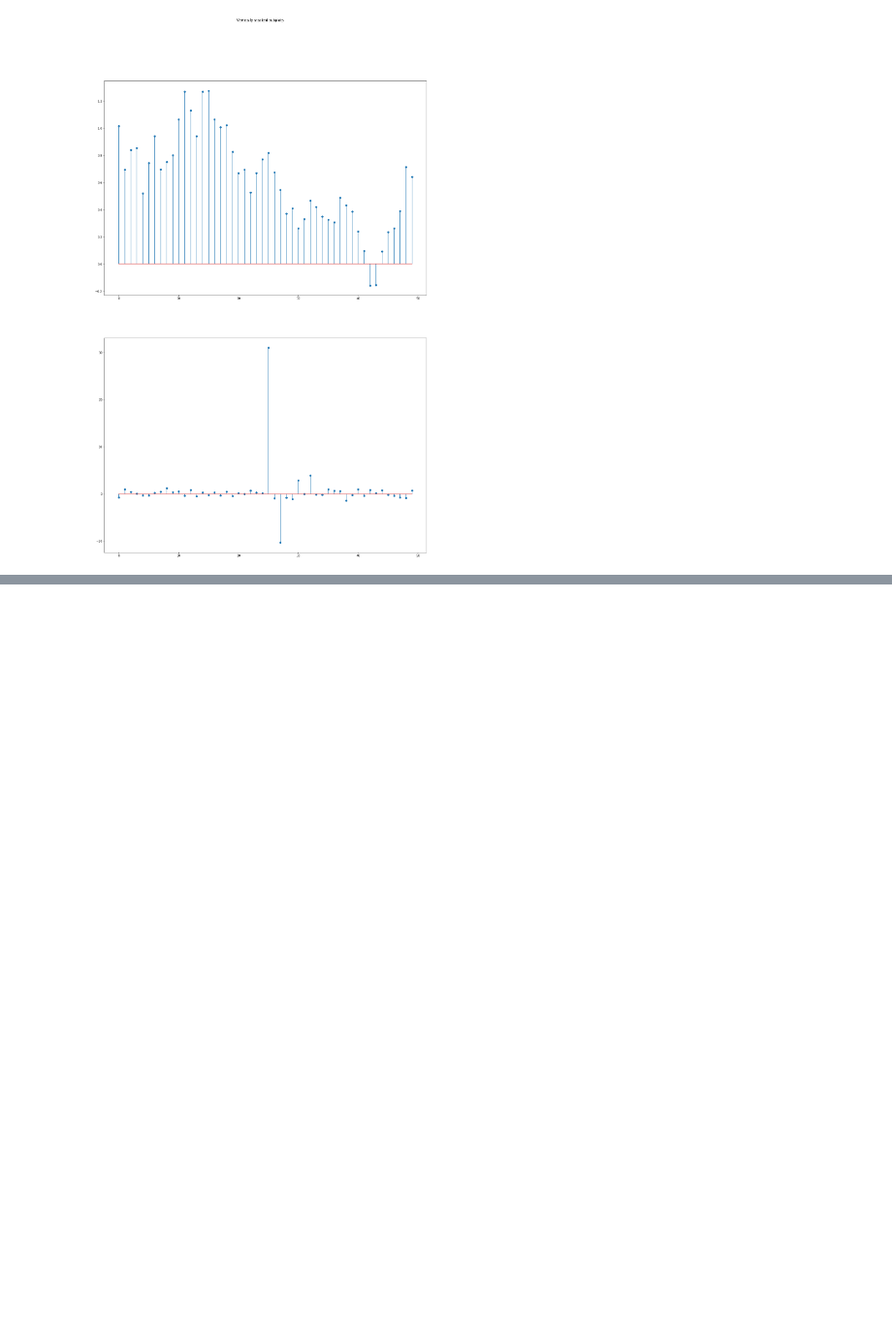
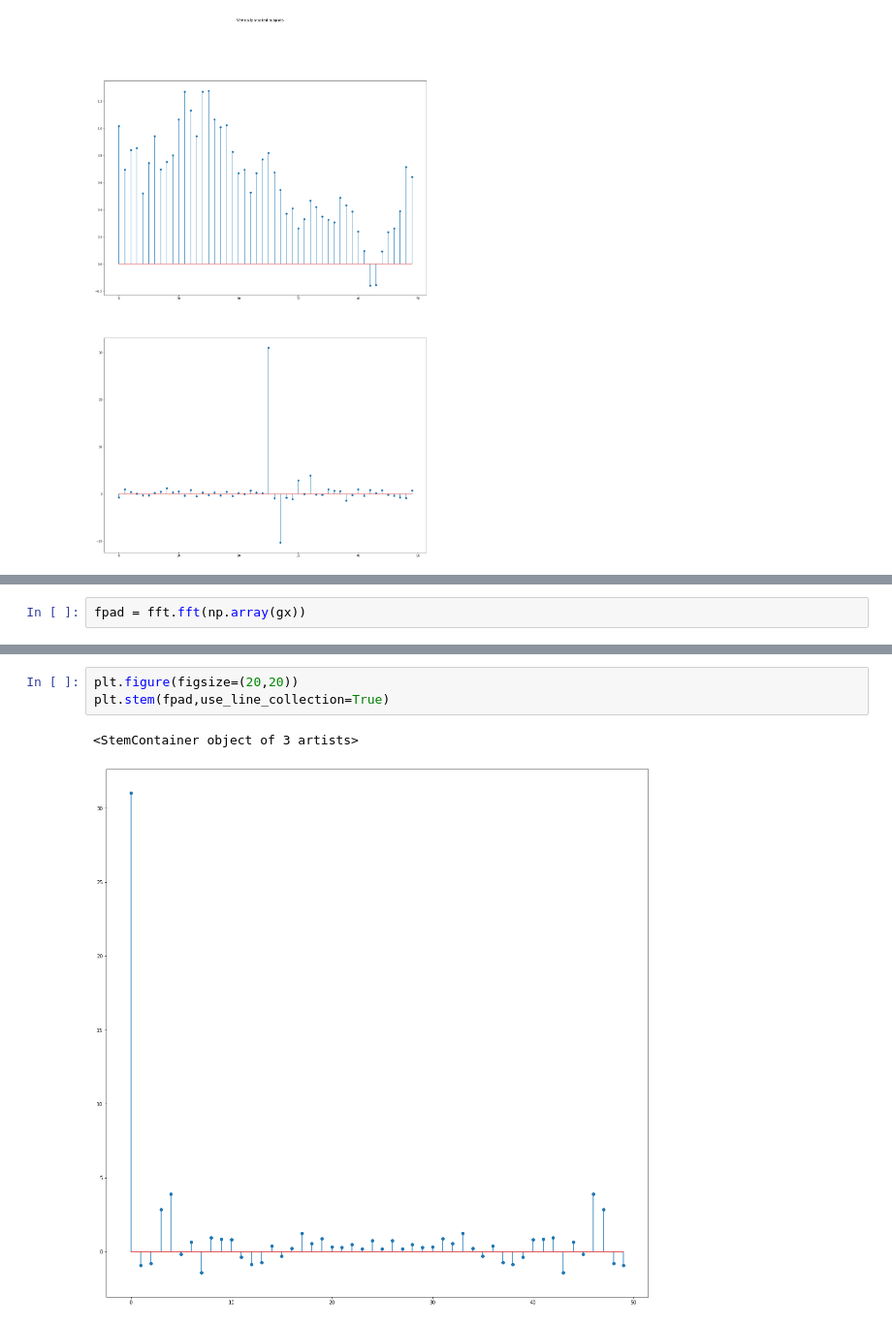
Before and after one commit to AkhilVinayakp/flood_classification, a Jupyter notebook: feature_extraction/fft_ext.ipynb, the cells around one changed output, grey strips where cells are left out. Shown: that part at 97% size. Saved outputs shown, nothing was run; the diff lists cells and outputs as text; blank space fills up the shorter version.

```diff
--- a/feature_extraction/fft_ext.ipynb
+++ b/feature_extraction/fft_ext.ipynb
@@ -185,0 +264,2 @@ axs[1].stem(sh,use_line_collection=True)
+# %%
+fpad = fft.fft(np.array(gx))
@@ -185,0 +286,6 @@ axs[1].stem(sh,use_line_collection=True)
+# %%
+plt.figure(figsize=(20,20))
+plt.stem(fpad,use_line_collection=True)
+# %% [output]
+<StemContainer object of 3 artists>
+[figure, added]
```
Also changed, not shown: parts of 39 cells of this notebook, 3 other files.
